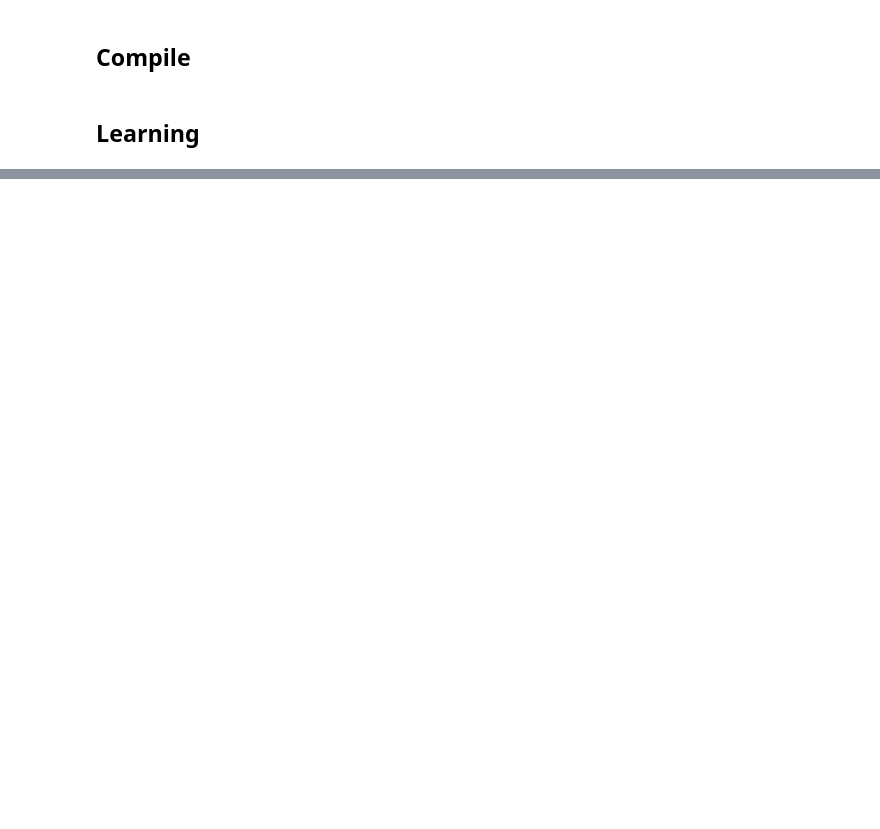
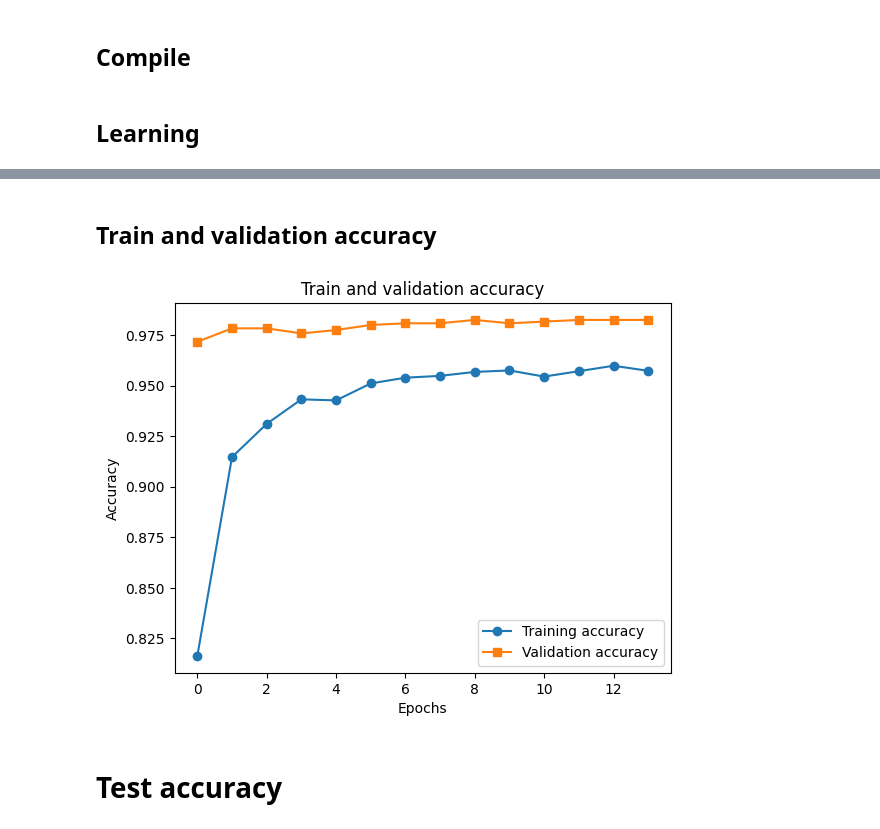
Before and after one commit to himynameisartem/cat_dog_image_classifier, a Jupyter notebook: cat_dog_image_classifire.ipynb, the cells around one changed output, grey strips where cells are left out. Saved outputs shown, nothing was run; the diff lists cells and outputs as text; code cells hidden in the pictures; blank space fills up the shorter version.

```diff
--- a/cat_dog_image_classifire.ipynb
+++ b/cat_dog_image_classifire.ipynb
@@ -224 +235,15 @@ Found 1201 images belonging to 2 classes.
+# %% [markdown]
+## Train and validation accuracy
+# %%
+plt.plot(history.history['acc'], label='Training accuracy', marker='o')
+plt.plot(history.history['val_acc'], label='Validation accuracy', marker='s')
+plt.title('Train and validation accuracy')
+plt.xlabel('Epochs')
+plt.ylabel('Accuracy')
+plt.legend()
+plt.show()
+# %% [output]
+[figure, added]
+# %% [markdown]
+# Test accuracy
 # %%
```
Also changed, not shown: parts of 14 cells of this notebook.
